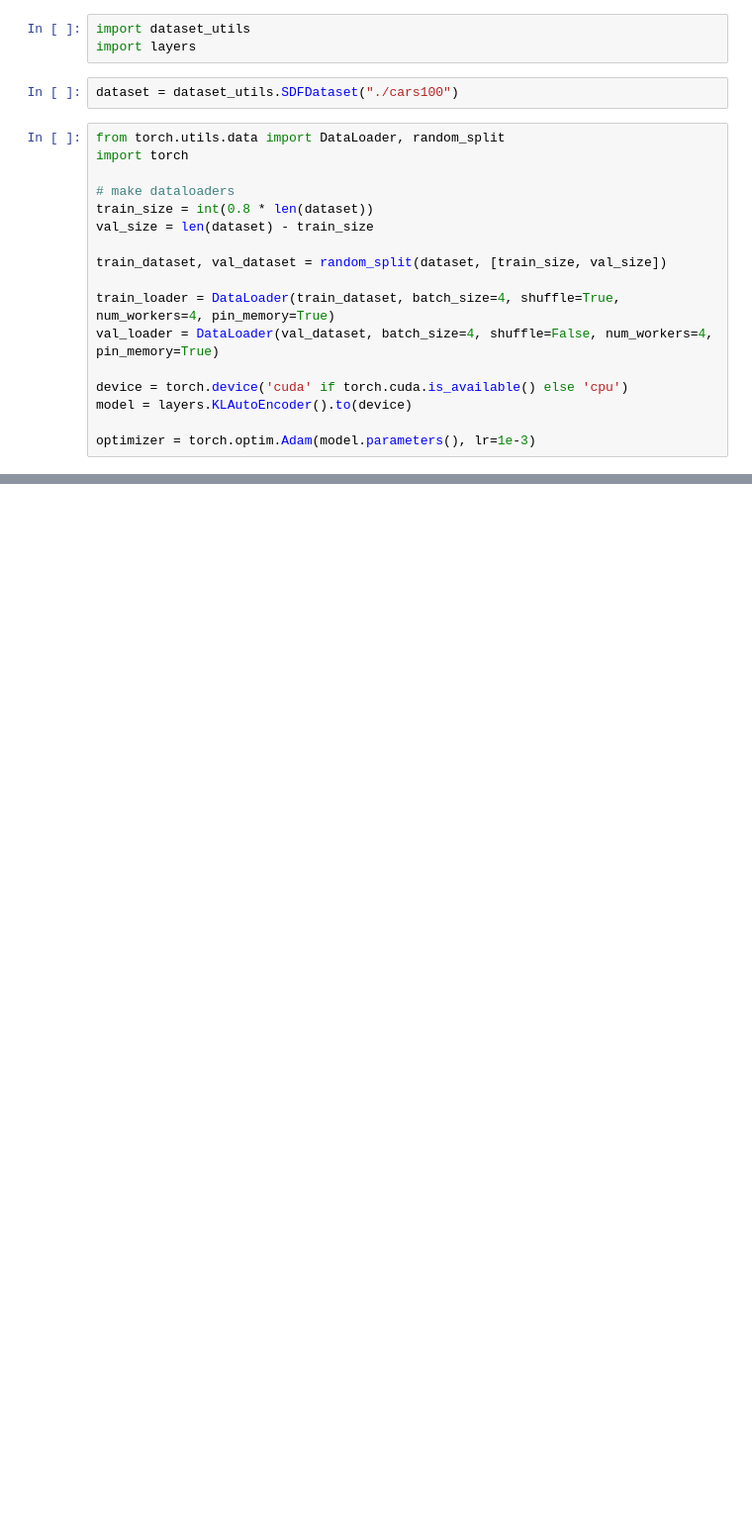
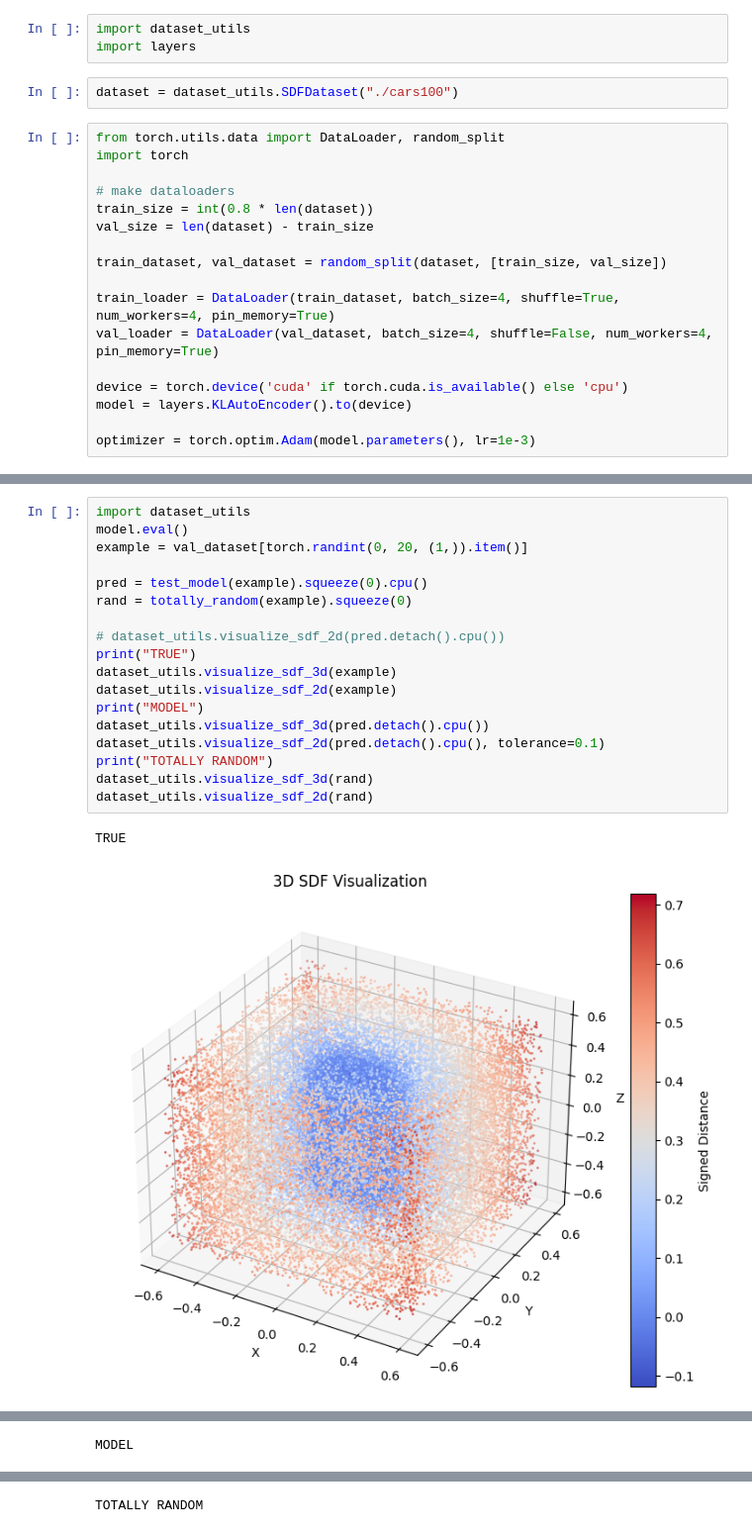
Before and after one commit to lukass16/CPSC-452-Final-Project, a Jupyter notebook: test_encoder.ipynb, the cells around one changed output, grey strips where cells are left out. Shown at 99% size. Saved outputs shown, nothing was run; the diff lists cells and outputs as text; blank space fills up the shorter version.

Commit message:
verified that the model sucks

```diff
--- a/test_encoder.ipynb
+++ b/test_encoder.ipynb
@@ -60,0 +68,21 @@ Epoch 10/10 - Validation Loss: 0.139078
+# %%
+import dataset_utils
+model.eval()
+example = val_dataset[torch.randint(0, 20, (1,)).item()]
+
+pred = test_model(example).squeeze(0).cpu()
+rand = totally_random(example).squeeze(0)
+
+# dataset_utils.visualize_sdf_2d(pred.detach().cpu())
+print("TRUE")
+dataset_utils.visualize_sdf_3d(example)
+dataset_utils.visualize_sdf_2d(example)
+print("MODEL")
+dataset_utils.visualize_sdf_3d(pred.detach().cpu())
+dataset_utils.visualize_sdf_2d(pred.detach().cpu(), tolerance=0.1)
+print("TOTALLY RANDOM")
+dataset_utils.visualize_sdf_3d(rand)
+dataset_utils.visualize_sdf_2d(rand)
+# %% [output]
+TRUE
+[figure, added]
@@ -60,0 +90 @@ Epoch 10/10 - Validation Loss: 0.139078
+MODEL
@@ -60,0 +93 @@ Epoch 10/10 - Validation Loss: 0.139078
+TOTALLY RANDOM
```
Also changed, not shown: parts of 4 cells of this notebook, 1 other file.
